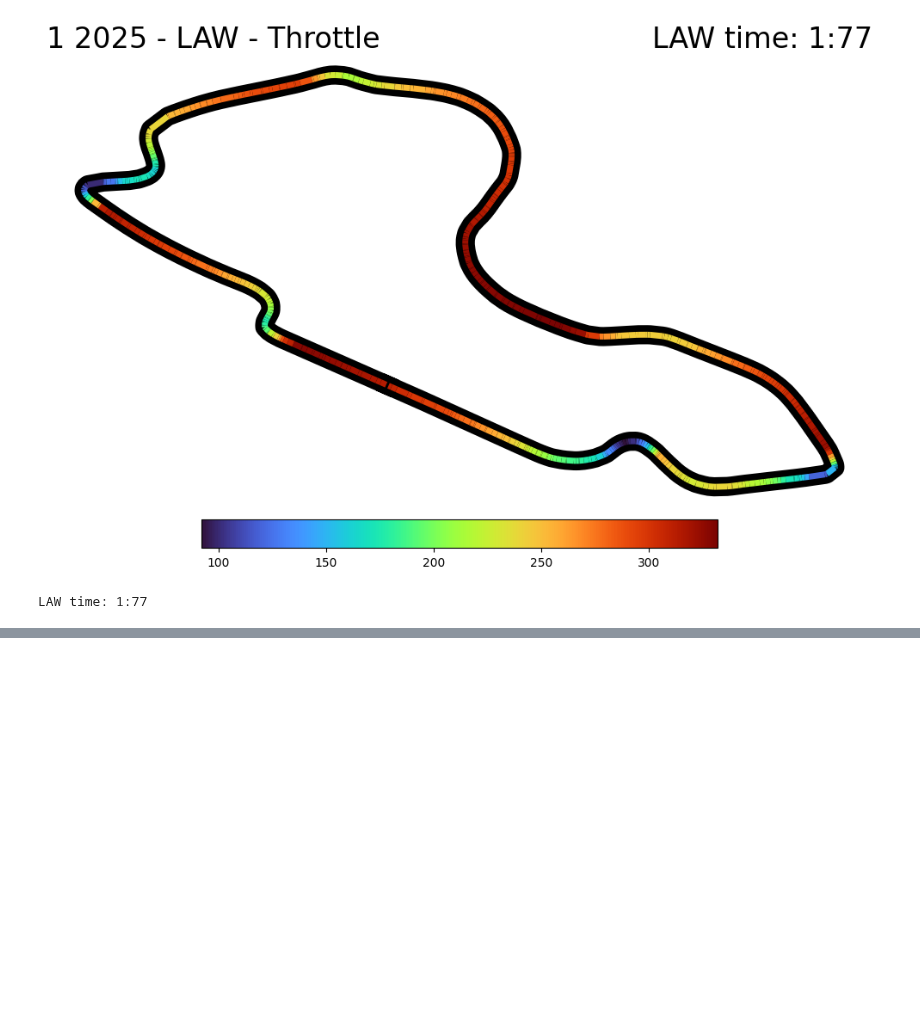
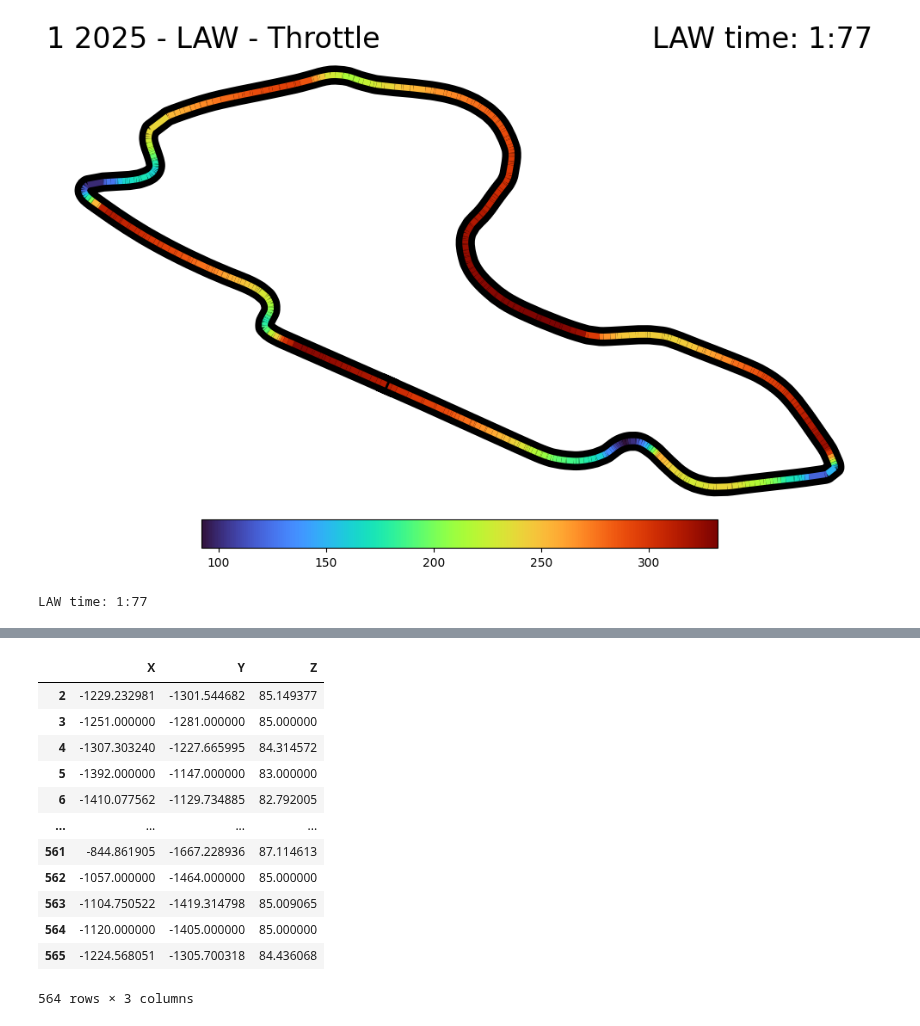
Before and after one commit to OhOmah/F1Revisited, a Jupyter notebook: MaxVSecondSeat.ipynb, the cells around one changed output, grey strips where cells are left out. Saved outputs shown, nothing was run; the diff lists cells and outputs as text; code cells hidden in the pictures; blank space fills up the shorter version.

```diff
--- a/MaxVSecondSeat.ipynb
+++ b/MaxVSecondSeat.ipynb
@@ -158,0 +169,17 @@ MaxLap.telemetry
+# %%
+# Try mapping location on track.
+MaxLap.telemetry[['X', 'Y', 'Z']]
+# %% [output]
+|  | X | Y | Z |
+| 2 | -1229.232981 | -1301.544682 | 85.149377 |
+| 3 | -1251.000000 | -1281.000000 | 85.000000 |
+| 4 | -1307.303240 | -1227.665995 | 84.314572 |
+| 5 | -1392.000000 | -1147.000000 | 83.000000 |
+| 6 | -1410.077562 | -1129.734885 | 82.792005 |
+| ... | ... | ... | ... |
+| 561 | -844.861905 | -1667.228936 | 87.114613 |
+| 562 | -1057.000000 | -1464.000000 | 85.000000 |
+| 563 | -1104.750522 | -1419.314798 | 85.009065 |
+| 564 | -1120.000000 | -1405.000000 | 85.000000 |
+| 565 | -1224.568051 | -1305.700318 | 84.436068 |
+564 rows × 3 columns
```
Also changed, not shown: parts of 4 cells of this notebook.
